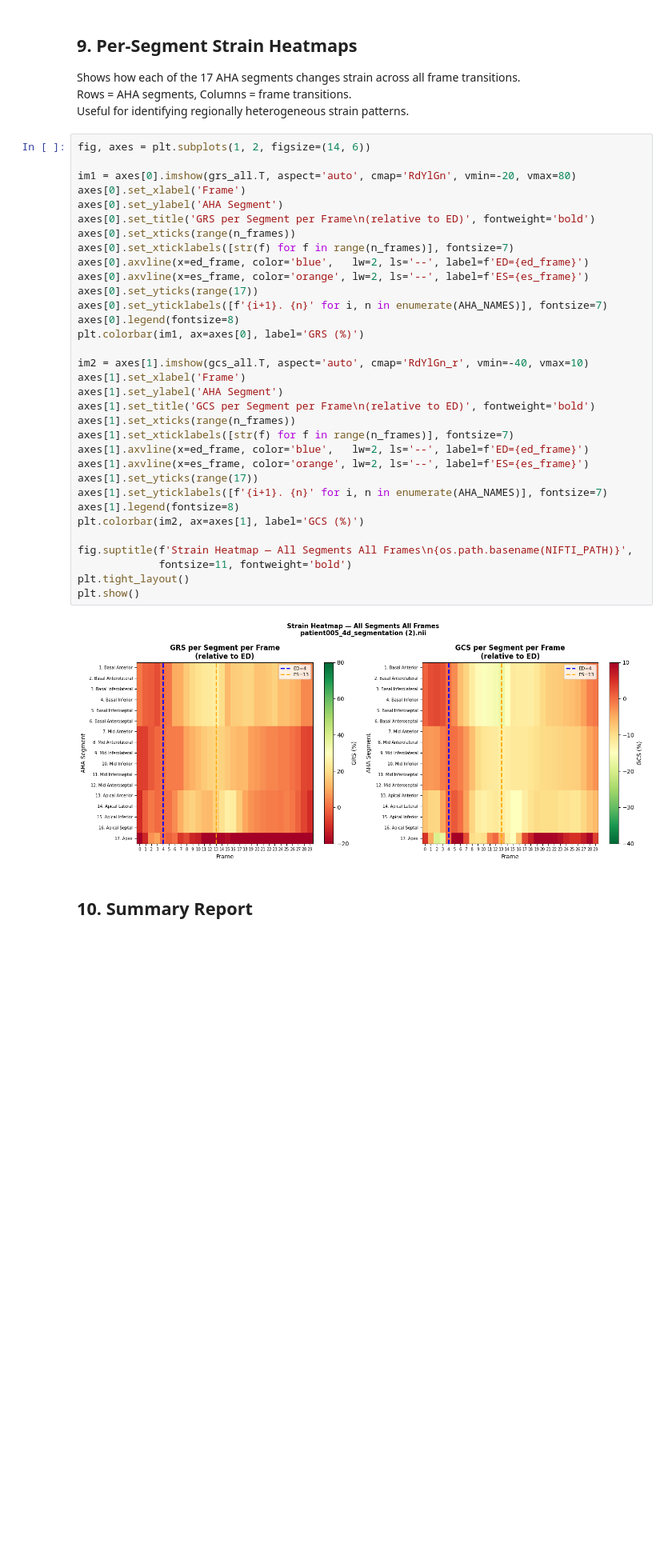
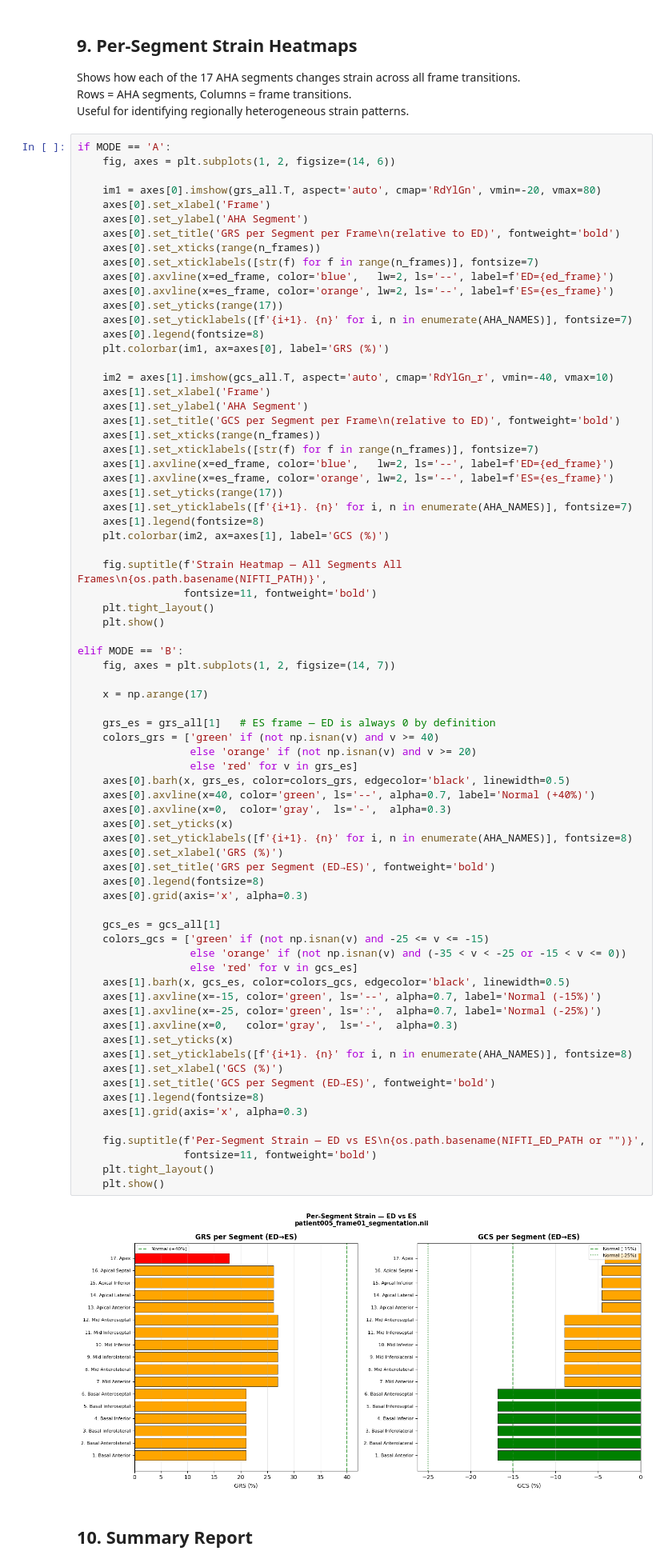
Before and after one commit to sharlenelim21/COS40005FYPA, a Jupyter notebook: cardiac-component-segmentation-ai/UNETRESNET34/cardiac_strain_GRS_GCS.ipynb, the cells around one changed output. Shown at 80% size. Saved outputs shown, nothing was run; the diff lists cells and outputs as text; blank space fills up the shorter version.

Commit message:
Implement Strain Logic
Added full working strain computation into the system, strain upload segmentation ED,ES file, strain pick frame and do computation

```diff
--- a/cardiac-component-segmentation-ai/UNETRESNET34/cardiac_strain_GRS_GCS.ipynb
+++ b/cardiac-component-segmentation-ai/UNETRESNET34/cardiac_strain_GRS_GCS.ipynb
@@ -560,40 +717,80 @@ Shows how each of the 17 AHA segments changes strain across all frame transition
 Rows = AHA segments, Columns = frame transitions.
 Useful for identifying regionally heterogeneous strain patterns.
 # %%
-fig, axes = plt.subplots(1, 2, figsize=(14, 6))
+if MODE == 'A':
+    fig, axes = plt.subplots(1, 2, figsize=(14, 6))
 
-im1 = axes[0].imshow(grs_all.T, aspect='auto', cmap='RdYlGn', vmin=-20, vmax=80)
-axes[0].set_xlabel('Frame')
-axes[0].set_ylabel('AHA Segment')
-axes[0].set_title('GRS per Segment per Frame\n(relative to ED)', fontweight='bold')
-axes[0].set_xticks(range(n_frames))
-axes[0].set_xticklabels([str(f) for f in range(n_frames)], fontsize=7)
-axes[0].axvline(x=ed_frame, color='blue',   lw=2, ls='--', label=f'ED={ed_frame}')
-axes[0].axvline(x=es_frame, color='orange', lw=2, ls='--', label=f'ES={es_frame}')
-axes[0].set_yticks(range(17))
-axes[0].set_yticklabels([f'{i+1}. {n}' for i, n in enumerate(AHA_NAMES)], fontsize=7)
-axes[0].legend(fontsize=8)
-plt.colorbar(im1, ax=axes[0], label='GRS (%)')
+    im1 = axes[0].imshow(grs_all.T, aspect='auto', cmap='RdYlGn', vmin=-20, vmax=80)
+    axes[0].set_xlabel('Frame')
+    axes[0].set_ylabel('AHA Segment')
+    axes[0].set_title('GRS per Segment per Frame\n(relative to ED)', fontweight='bold')
+    axes[0].set_xticks(range(n_frames))
+    axes[0].set_xticklabels([str(f) for f in range(n_frames)], fontsize=7)
+    axes[0].axvline(x=ed_frame, color='blue',   lw=2, ls='--', label=f'ED={ed_frame}')
+    axes[0].axvline(x=es_frame, color='orange', lw=2, ls='--', label=f'ES={es_frame}')
+    axes[0].set_yticks(range(17))
+    axes[0].set_yticklabels([f'{i+1}. {n}' for i, n in enumerate(AHA_NAMES)], fontsize=7)
+    axes[0].legend(fontsize=8)
+    plt.colorbar(im1, ax=axes[0], label='GRS (%)')
 
-im2 = axes[1].imshow(gcs_all.T, aspect='auto', cmap='RdYlGn_r', vmin=-40, vmax=10)
-axes[1].set_xlabel('Frame')
-axes[1].set_ylabel('AHA Segment')
-axes[1].set_title('GCS per Segment per Frame\n(relative to ED)', fontweight='bold')
-axes[1].set_xticks(range(n_frames))
-axes[1].set_xticklabels([str(f) for f in range(n_frames)], fontsize=7)
-axes[1].axvline(x=ed_frame, color='blue',   lw=2, ls='--', label=f'ED={ed_frame}')
-axes[1].axvline(x=es_frame, color='orange', lw=2, ls='--', label=f'ES={es_frame}')
-axes[1].set_yticks(range(17))
-axes[1].set_yticklabels([f'{i+1}. {n}' for i, n in enumerate(AHA_NAMES)], fontsize=7)
-axes[1].legend(fontsize=8)
-plt.colorbar(im2, ax=axes[1], label='GCS (%)')
+    im2 = axes[1].imshow(gcs_all.T, aspect='auto', cmap='RdYlGn_r', vmin=-40, vmax=10)
+    axes[1].set_xlabel('Frame')
+    axes[1].set_ylabel('AHA Segment')
+    axes[1].set_title('GCS per Segment per Frame\n(relative to ED)', fontweight='bold')
+    axes[1].set_xticks(range(n_frames))
+    axes[1].set_xticklabels([str(f) for f in range(n_frames)], fontsize=7)
+    axes[1].axvline(x=ed_frame, color='blue',   lw=2, ls='--', label=f'ED={ed_frame}')
+    axes[1].axvline(x=es_frame, color='orange', lw=2, ls='--', label=f'ES={es_frame}')
+    axes[1].set_yticks(range(17))
+    axes[1].set_yticklabels([f'{i+1}. {n}' for i, n in enumerate(AHA_NAMES)], fontsize=7)
+    axes[1].legend(fontsize=8)
+    plt.colorbar(im2, ax=axes[1], label='GCS (%)')
 
-fig.suptitle(f'Strain Heatmap — All Segments All Frames\n{os.path.basename(NIFTI_PATH)}',
-             fontsize=11, fontweight='bold')
-plt.tight_layout()
-plt.show()
+    fig.suptitle(f'Strain Heatmap — All Segments All Frames\n{os.path.basename(NIFTI_PATH)}',
+                 fontsize=11, fontweight='bold')
+    plt.tight_layout()
+    plt.show()
+
+elif MODE == 'B':
+    fig, axes = plt.subplots(1, 2, figsize=(14, 7))
+
+    x = np.arange(17)
+
+    grs_es = grs_all[1]   # ES frame — ED is always 0 by definition
+    colors_grs = ['green' if (not np.isnan(v) and v >= 40)
+                  else 'orange' if (not np.isnan(v) and v >= 20)
+                  else 'red' for v in grs_es]
+    axes[0].barh(x, grs_es, color=colors_grs, edgecolor='black', linewidth=0.5)
+    axes[0].axvline(x=40, color='green', ls='--', alpha=0.7, label='Normal (+40%)')
+    axes[0].axvline(x=0,  color='gray',  ls='-',  alpha=0.3)
+    axes[0].set_yticks(x)
+    axes[0].set_yticklabels([f'{i+1}. {n}' for i, n in enumerate(AHA_NAMES)], fontsize=8)
+    axes[0].set_xlabel('GRS (%)')
+    axes[0].set_title('GRS per Segment (ED→ES)', fontweight='bold')
+    axes[0].legend(fontsize=8)
+    axes[0].grid(axis='x', alpha=0.3)
+
+    gcs_es = gcs_all[1]
+    colors_gcs = ['green' if (not np.isnan(v) and -25 <= v <= -15)
+                  else 'orange' if (not np.isnan(v) and (-35 < v < -25 or -15 < v <= 0))
+                  else 'red' for v in gcs_es]
+    axes[1].barh(x, gcs_es, color=colors_gcs, edgecolor='black', linewidth=0.5)
+    axes[1].axvline(x=-15, color='green', ls='--', alpha=0.7, label='Normal (-15%)')
+    axes[1].axvline(x=-25, color='green', ls=':',  alpha=0.7, label='Normal (-25%)')
+    axes[1].axvline(x=0,   color='gray',  ls='-',  alpha=0.3)
+    axes[1].set_yticks(x)
+    axes[1].set_yticklabels([f'{i+1}. {n}' for i, n in enumerate(AHA_NAMES)], fontsize=8)
+    axes[1].set_xlabel('GCS (%)')
+    axes[1].set_title('GCS per Segment (ED→ES)', fontweight='bold')
+    axes[1].legend(fontsize=8)
+    axes[1].grid(axis='x', alpha=0.3)
+
+    fig.suptitle(f'Per-Segment Strain — ED vs ES\n{os.path.basename(NIFTI_ED_PATH or "")}',
+                 fontsize=11, fontweight='bold')
+    plt.tight_layout()
+    plt.show()
 # %% [output]
-[figure, old version]
+[figure, new version]
 # %% [markdown]
 ## 10. Summary Report
 # %%
```
Also changed, not shown: parts of 11 cells of this notebook, 18 other files.
